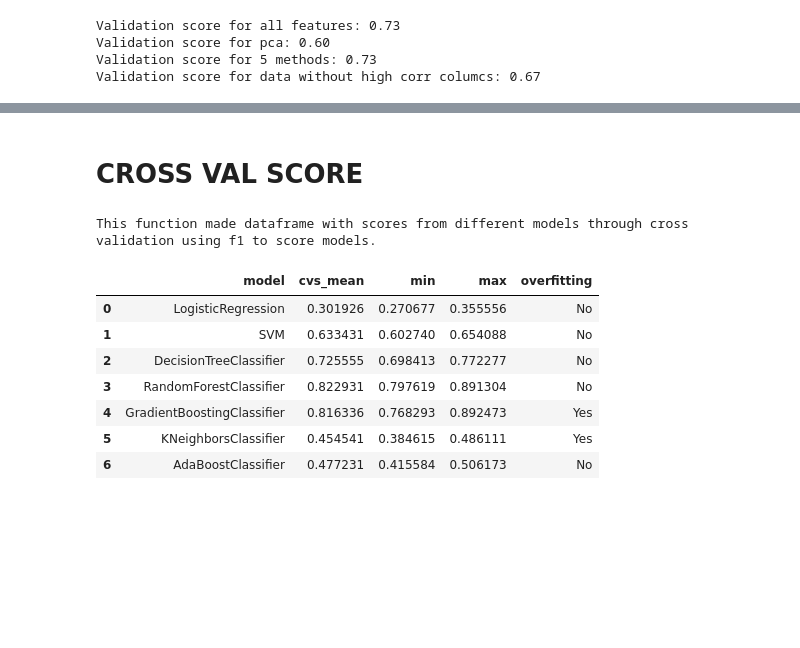
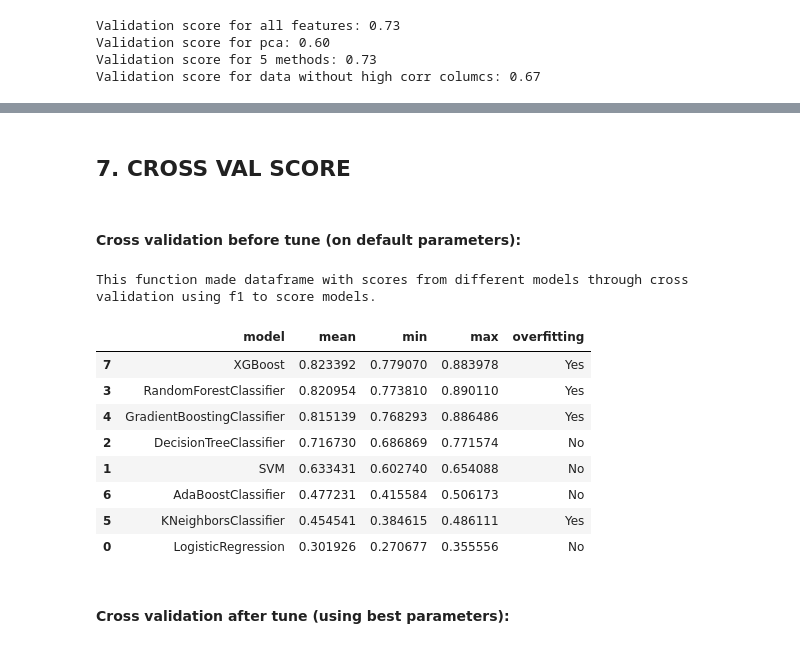
Before and after one commit to Kingakkk/Classification-Problems, a Jupyter notebook: Churn in telco.ipynb, the cells around one changed output, grey strips where cells are left out. Drawn from its saved outputs; the diff is of its cells as text; code cells hidden in the pictures; blank space fills up the shorter version.

```diff
--- a/Churn in telco.ipynb
+++ b/Churn in telco.ipynb
@@ -425,0 +577,4 @@ data_y.value_counts().plot(kind='bar');
+# %%
+pd.set_option('display.max_rows', 110)
+df_state = pd.DataFrame(data.groupby('state').churn.value_counts(normalize=True).reset_index(name='count'))
+df_state[(df_state['churn'] == True) & (df_state['count'] >= 0.25)]
@@ -745,4 +951,4 @@ metrics_df.style.set_properties(subset=['best_params'], **{'width': '300px'})
 | 5 | KNeighborsClassifier | {'clf__n_neighbors': 5} | 0.870000 | 0.760000 | 0.620000 | 0.650000 | 86 | ... |
 | 0 | LogisticRegression | {'clf__C': 10, 'clf__penalty': 'l2'} | 0.860000 | 0.710000 | 0.600000 | 0.620000 | 94 | ... |
 # %% [markdown]
-# CROSS VAL SCORE
+## 7. CROSS VAL SCORE
@@ -754,8 +962,7 @@ clf = {
     'RandomForestClassifier':RandomForestClassifier(),
     'GradientBoostingClassifier': GradientBoostingClassifier(),
     'KNeighborsClassifier': KNeighborsClassifier(),
-    'AdaBoostClassifier': AdaBoostClassifier()
+    'AdaBoostClassifier': AdaBoostClassifier(),
+    'XGBoost': xgb.XGBClassifier()
 }
-
-sfk = StratifiedKFold(n_splits=5, shuffle=True, random_state=1)
 # %%
@@ -770,43 +972,16 @@ chi_selector = SelectKBest(chi2, k=13)
-# %%
-def cvs_scores_to_df(clf, scoring, threshold, standarizer=StandardScaler()):
-    """
-    This function takes:
-    < dict: with names of models and models,
-    < scoring: which indicates methods for scoring the models through process of cross validation,
-    < threshold: which indicate max different within models to accept them as not offerfitting,
-    < standarizer: takes one of the function which standarize data. Default: StandardScaler.
-    And return dataframe which conteins name of models, mean, min, max value from cross validation each of the given models.
-    """
-    scores = []
-
-    for name, model in clf.items():
-        pipe = make_pipeline(standarizer, model)
-        cvs_score = cross_val_score(pipe, X, y, cv=sfk, scoring=scoring)
-        if max(cvs_score) - min(cvs_score) > threshold:
-            overfitting = 'Yes'
-        else:
-            overfitting = 'No'
-        scores.append({
-            'model': name,
-            'mean': cvs_score.mean(),
-            'min': (min(cvs_score)),
-            'max': (max(cvs_score)),
-            'overfitting': overfitting
-        })
-
-    df_cv_scores = pd.DataFrame(scores, columns=['model', 'mean', 'min', 'max', 'overfitting'])
-    print(f"This function made dataframe with scores from different models through cross validation using {scoring} to score models.")
-    return df_cv_scores
+# %% [markdown]
+#### Cross validation before tune (on default parameters):
 # %%
-df_cv_scores = cvs_scores_to_df(clf, 'f1', 0.1)
-df_cv_scores
+df_cv_scores_before = cvs_scores_to_df(clf, 'f1', 0.1, sfk)
+df_cv_scores_before.sort_values(by ='mean', ascending=False)
 # %% [output]
 This function made dataframe with scores from different models through cross validation using f1 to score models.
-|  | model | cvs_mean | min | max | overfitting |
+|  | model | mean | min | max | overfitting |
+| 7 | XGBoost | 0.823392 | 0.779070 | 0.883978 | Yes |
+| 3 | RandomForestClassifier | 0.820954 | 0.773810 | 0.890110 | Yes |
+| 4 | GradientBoostingClassifier | 0.815139 | 0.768293 | 0.886486 | Yes |
+| 2 | DecisionTreeClassifier | 0.716730 | 0.686869 | 0.771574 | No |
+| 1 | SVM | 0.633431 | 0.602740 | 0.654088 | No |
+| 6 | AdaBoostClassifier | 0.477231 | 0.415584 | 0.506173 | No |
+| 5 | KNeighborsClassifier | 0.454541 | 0.384615 | 0.486111 | Yes |
 | 0 | LogisticRegression | 0.301926 | 0.270677 | 0.355556 | No |
-| 1 | SVM | 0.633431 | 0.602740 | 0.654088 | No |
-| 2 | DecisionTreeClassifier | 0.725555 | 0.698413 | 0.772277 | No |
-| 3 | RandomForestClassifier | 0.822931 | 0.797619 | 0.891304 | No |
-| 4 | GradientBoostingClassifier | 0.816336 | 0.768293 | 0.892473 | Yes |
-| 5 | KNeighborsClassifier | 0.454541 | 0.384615 | 0.486111 | Yes |
-| 6 | AdaBoostClassifier | 0.477231 | 0.415584 | 0.506173 | No |
@@ -826,0 +988,2 @@ rf.score(X_test,y_test)
+# %% [markdown]
+#### Cross validation after tune (using best parameters):
```
Also changed, not shown: parts of 69 cells of this notebook.
